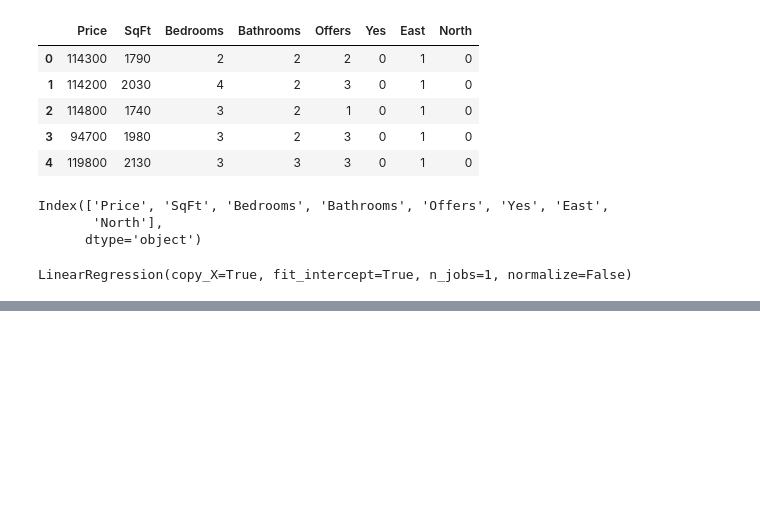
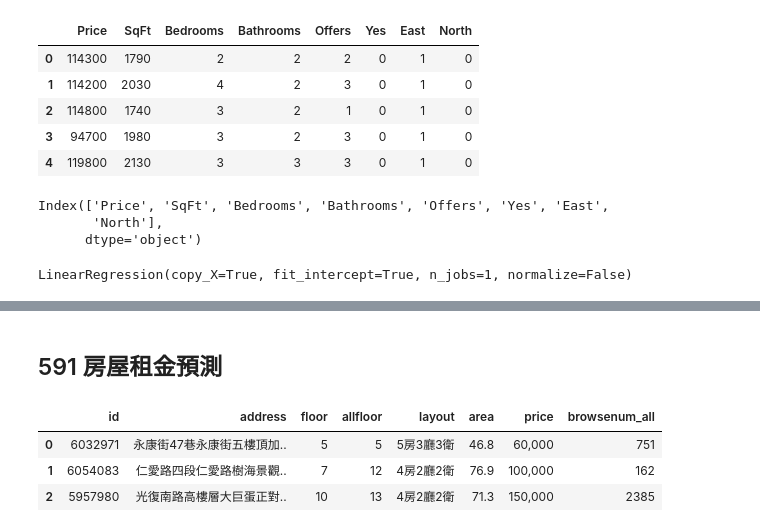
Before and after one commit to ywchiu/tibamepy, a Jupyter notebook: Demo20180303.ipynb, the cells around one changed output, grey strips where cells are left out. Cells and saved outputs as stored; diff of their text form; code cells hidden in the pictures; blank space fills up the shorter version.

```diff
--- a/Demo20180303.ipynb
+++ b/Demo20180303.ipynb
@@ -569,0 +634,11 @@ LinearRegression(copy_X=True, fit_intercept=True, n_jobs=1, normalize=False)
+# %% [markdown]
+## 591 房屋租金預測
+# %%
+import pandas
+house = pandas.read_csv('https://raw.githubusercontent.com/ywchiu/tibamepy/master/data/rent_591_sample.csv', index_col = 0)
+house.head(3)
+# %% [output]
+|  | id | address | floor | allfloor | layout | area | price | browsenum_all |
+| 0 | 6032971 | 永康街47巷永康街五樓頂加.. | 5 | 5 | 5房3廳3衛 | 46.8 | 60,000 | 751 |
+| 1 | 6054083 | 仁愛路四段仁愛路樹海景觀.. | 7 | 12 | 4房2廳2衛 | 76.9 | 100,000 | 162 |
+| 2 | 5957980 | 光復南路高樓層大巨蛋正對.. | 10 | 13 | 4房2廳2衛 | 71.3 | 150,000 | 2385 |
```
Also changed, not shown: parts of 19 cells of this notebook.
